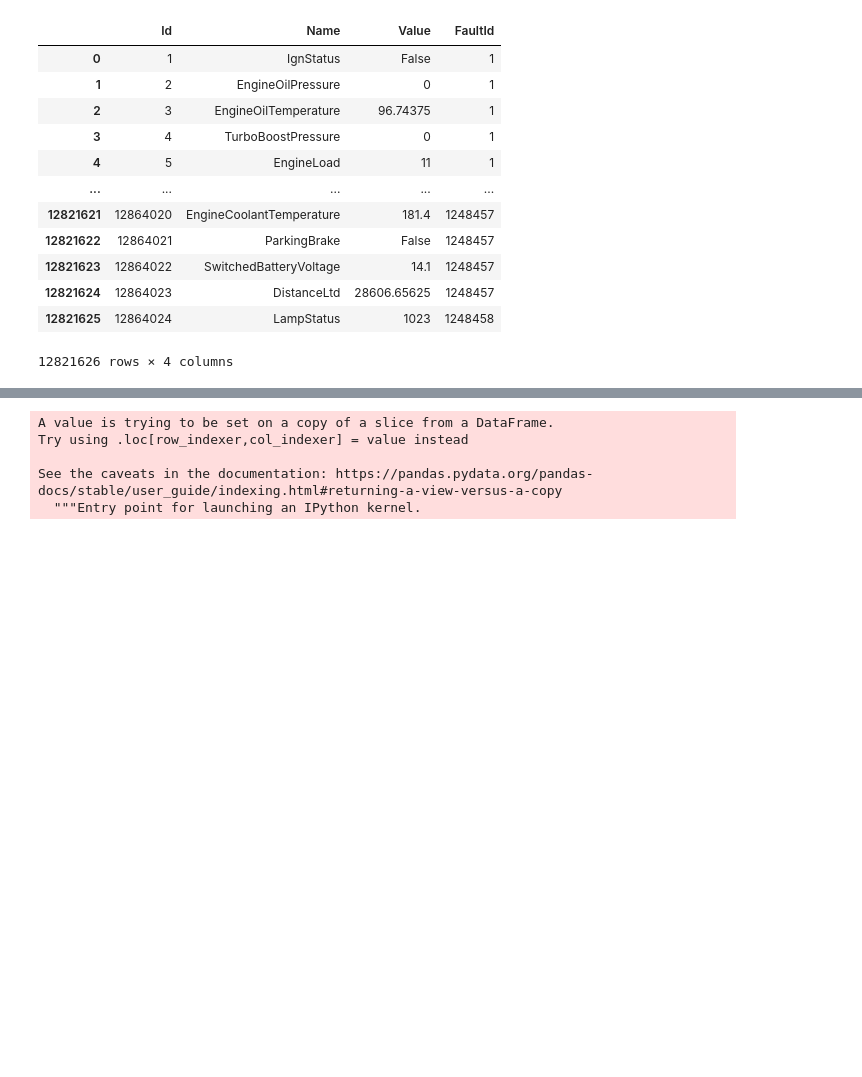
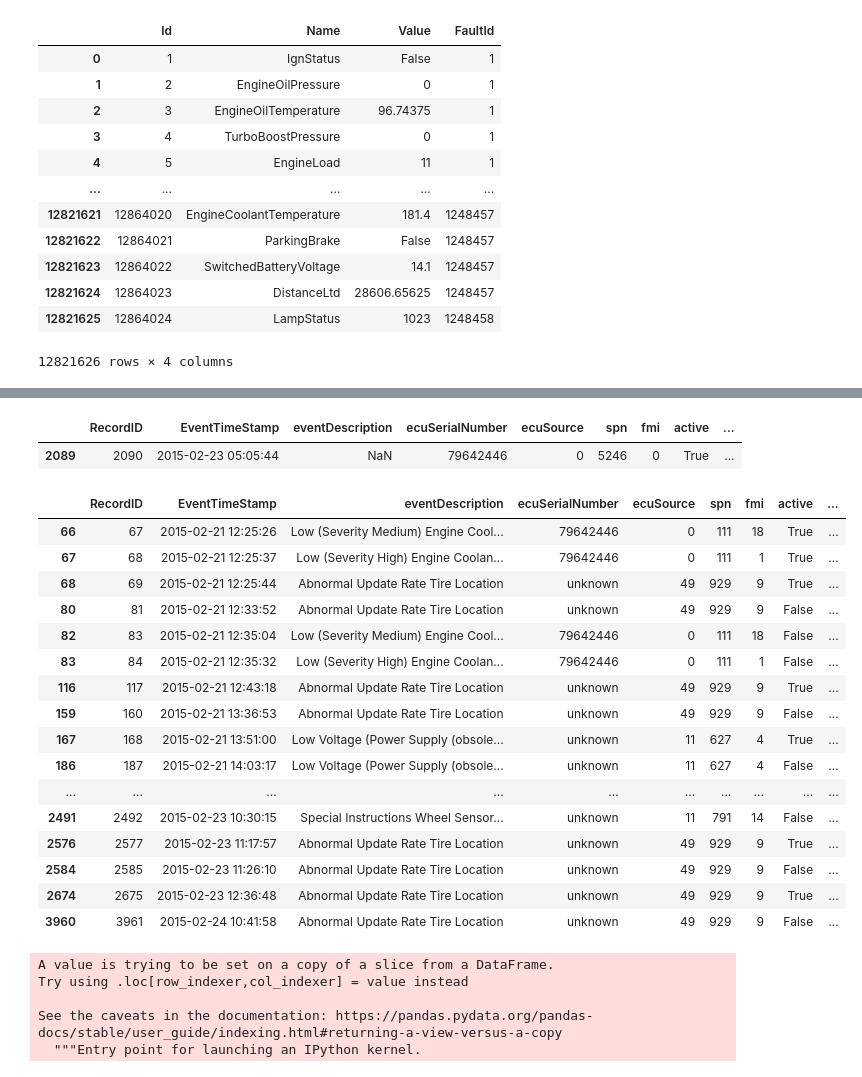
Before and after one commit to nss-data-science-cohort-5/big_g_express-domo-arigato-mr-robot, a Jupyter notebook: notebook/01_Big_G_Express_Zhang.ipynb, the cells around one changed output, grey strips where cells are left out. Cells and saved outputs as stored; diff of their text form; code cells hidden in the pictures; blank space fills up the shorter version.

```diff
--- a/notebook/01_Big_G_Express_Zhang.ipynb
+++ b/notebook/01_Big_G_Express_Zhang.ipynb
@@ -95,3 +123,28 @@ derate
+# %%
+derate[derate['EquipmentID']=='1630']
+# %% [output]
+|  | RecordID | EventTimeStamp | eventDescription | ecuSerialNumber | ecuSource | spn | fmi | active | ... |
+| 2089 | 2090 | 2015-02-23 05:05:44 | NaN | 79642446 | 0 | 5246 | 0 | True | ... |
+# %%
+faults[faults['EquipmentID']=='1630']
+# %% [output]
+|  | RecordID | EventTimeStamp | eventDescription | ecuSerialNumber | ecuSource | spn | fmi | active | ... |
+| 66 | 67 | 2015-02-21 12:25:26 | Low (Severity Medium) Engine Cool... | 79642446 | 0 | 111 | 18 | True | ... |
+| 67 | 68 | 2015-02-21 12:25:37 | Low (Severity High) Engine Coolan... | 79642446 | 0 | 111 | 1 | True | ... |
+| 68 | 69 | 2015-02-21 12:25:44 | Abnormal Update Rate Tire Location | unknown | 49 | 929 | 9 | True | ... |
+| 80 | 81 | 2015-02-21 12:33:52 | Abnormal Update Rate Tire Location | unknown | 49 | 929 | 9 | False | ... |
+| 82 | 83 | 2015-02-21 12:35:04 | Low (Severity Medium) Engine Cool... | 79642446 | 0 | 111 | 18 | False | ... |
+| 83 | 84 | 2015-02-21 12:35:32 | Low (Severity High) Engine Coolan... | 79642446 | 0 | 111 | 1 | False | ... |
+| 116 | 117 | 2015-02-21 12:43:18 | Abnormal Update Rate Tire Location | unknown | 49 | 929 | 9 | True | ... |
+| 159 | 160 | 2015-02-21 13:36:53 | Abnormal Update Rate Tire Location | unknown | 49 | 929 | 9 | False | ... |
+| 167 | 168 | 2015-02-21 13:51:00 | Low Voltage (Power Supply (obsole... | unknown | 11 | 627 | 4 | True | ... |
+| 186 | 187 | 2015-02-21 14:03:17 | Low Voltage (Power Supply (obsole... | unknown | 11 | 627 | 4 | False | ... |
+| ... | ... | ... | ... | ... | ... | ... | ... | ... | ... |
+| 2491 | 2492 | 2015-02-23 10:30:15 | Special Instructions Wheel Sensor... | unknown | 11 | 791 | 14 | False | ... |
+| 2576 | 2577 | 2015-02-23 11:17:57 | Abnormal Update Rate Tire Location | unknown | 49 | 929 | 9 | True | ... |
+| 2584 | 2585 | 2015-02-23 11:26:10 | Abnormal Update Rate Tire Location | unknown | 49 | 929 | 9 | False | ... |
+| 2674 | 2675 | 2015-02-23 12:36:48 | Abnormal Update Rate Tire Location | unknown | 49 | 929 | 9 | True | ... |
+| 3960 | 3961 | 2015-02-24 10:41:58 | Abnormal Update Rate Tire Location | unknown | 49 | 929 | 9 | False | ... |
 # %%
 derate['EventMonth'] = pd.DatetimeIndex(derate['EventTimeStamp']).month
 # %% [output]
```
Also changed, not shown: parts of 23 cells of this notebook.
